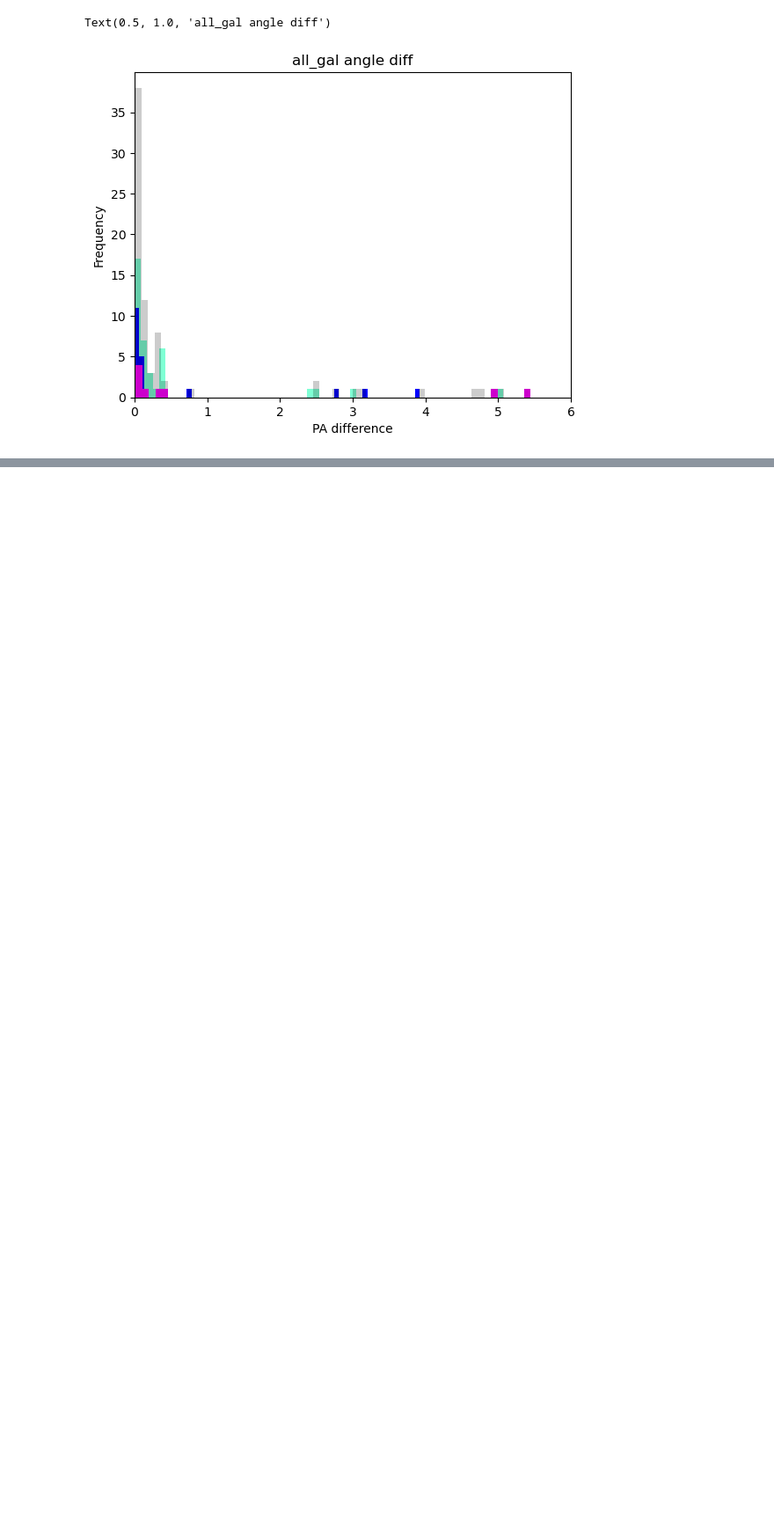
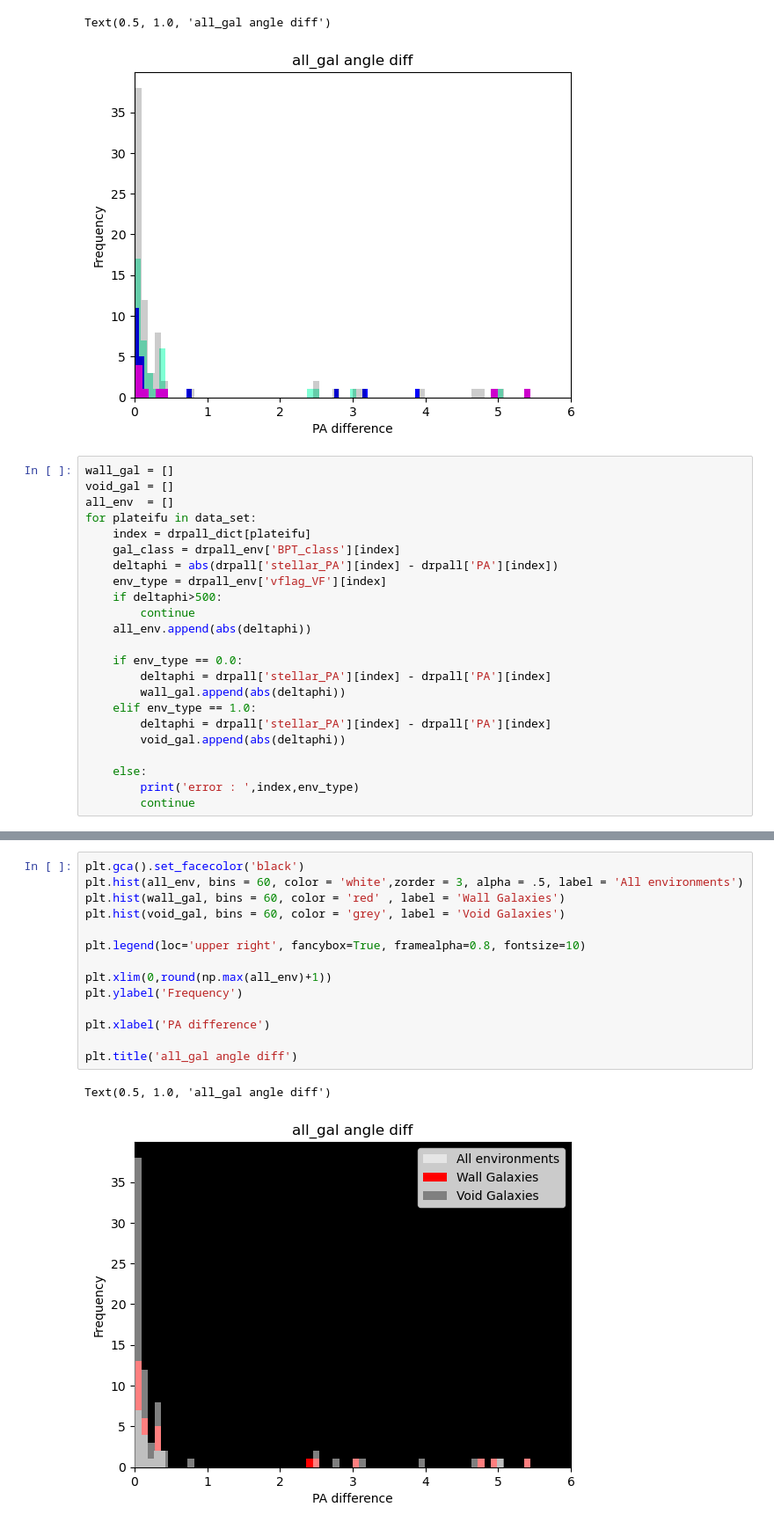
Before and after one commit to DESI-UR/MaNGA-VelMap, a Jupyter notebook: Notebooks/environment_class.ipynb, the cells around one changed output, grey strips where cells are left out. Shown: that part at 88% size. Drawn from its saved outputs; the diff is of its cells as text; blank space fills up the shorter version.

```diff
--- a/Notebooks/environment_class.ipynb
+++ b/Notebooks/environment_class.ipynb
@@ -110,3 +110,26 @@ plt.title('all_gal angle diff')
 # %% [output]
 Text(0.5, 1.0, 'all_gal angle diff')
 [figure]
+# %%
+wall_gal = []
+void_gal = []
+all_env  = []
+for plateifu in data_set:
+    index = drpall_dict[plateifu]
+    gal_class = drpall_env['BPT_class'][index]
+    deltaphi = abs(drpall['stellar_PA'][index] - drpall['PA'][index])
+    env_type = drpall_env['vflag_VF'][index]
+    if deltaphi>500:
+        continue
+    all_env.append(abs(deltaphi))
+
+    if env_type == 0.0:
+        deltaphi = drpall['stellar_PA'][index] - drpall['PA'][index]
+        wall_gal.append(abs(deltaphi))
+    elif env_type == 1.0:
+        deltaphi = drpall['stellar_PA'][index] - drpall['PA'][index]
+        void_gal.append(abs(deltaphi))
+
+    else:
+        print('error : ',index,env_type)
+        continue
@@ -112,0 +154,17 @@ Text(0.5, 1.0, 'all_gal angle diff')
+# %%
+plt.gca().set_facecolor('black')
+plt.hist(all_env, bins = 60, color = 'white',zorder = 3, alpha = .5, label = 'All environments')
+plt.hist(wall_gal, bins = 60, color = 'red' , label = 'Wall Galaxies')
+plt.hist(void_gal, bins = 60, color = 'grey', label = 'Void Galaxies')
+
+plt.legend(loc='upper right', fancybox=True, framealpha=0.8, fontsize=10)
+
+plt.xlim(0,round(np.max(all_env)+1))
+plt.ylabel('Frequency')
+
+plt.xlabel('PA difference')
+
+plt.title('all_gal angle diff')
+# %% [output]
+Text(0.5, 1.0, 'all_gal angle diff')
+[figure, added]
```
Also changed, not shown: parts of 4 cells of this notebook.
